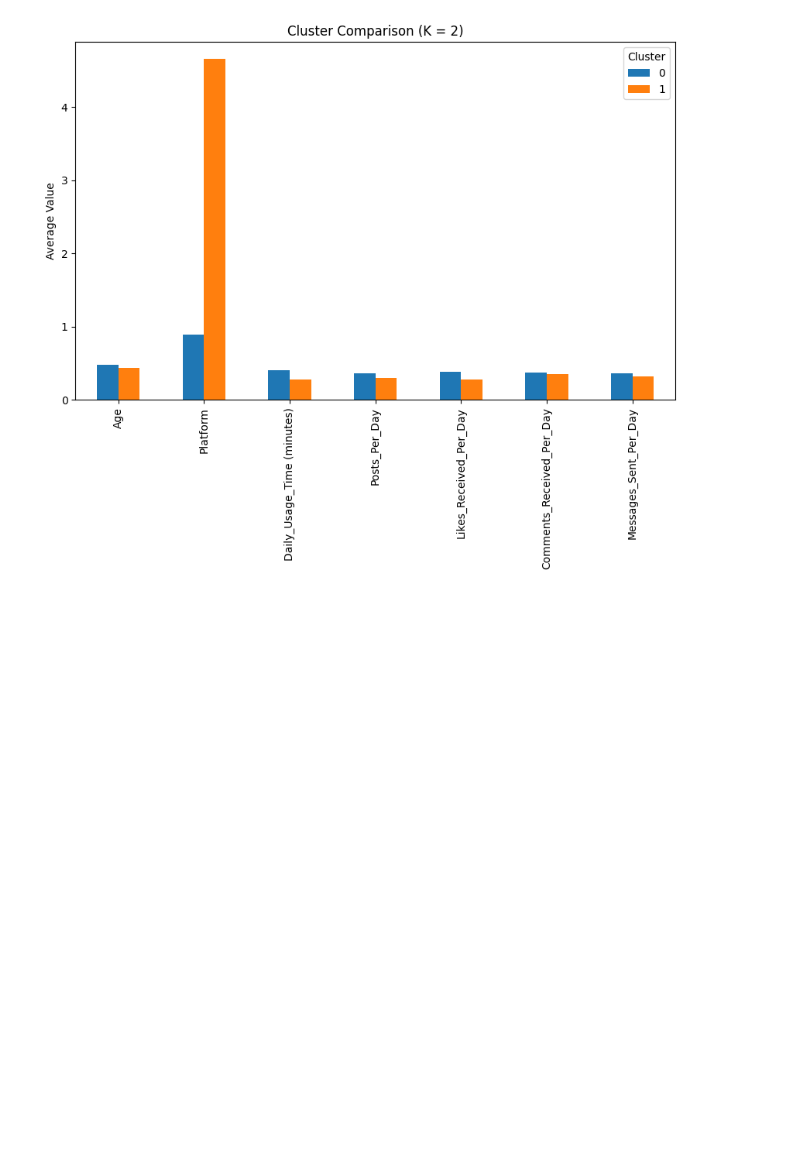
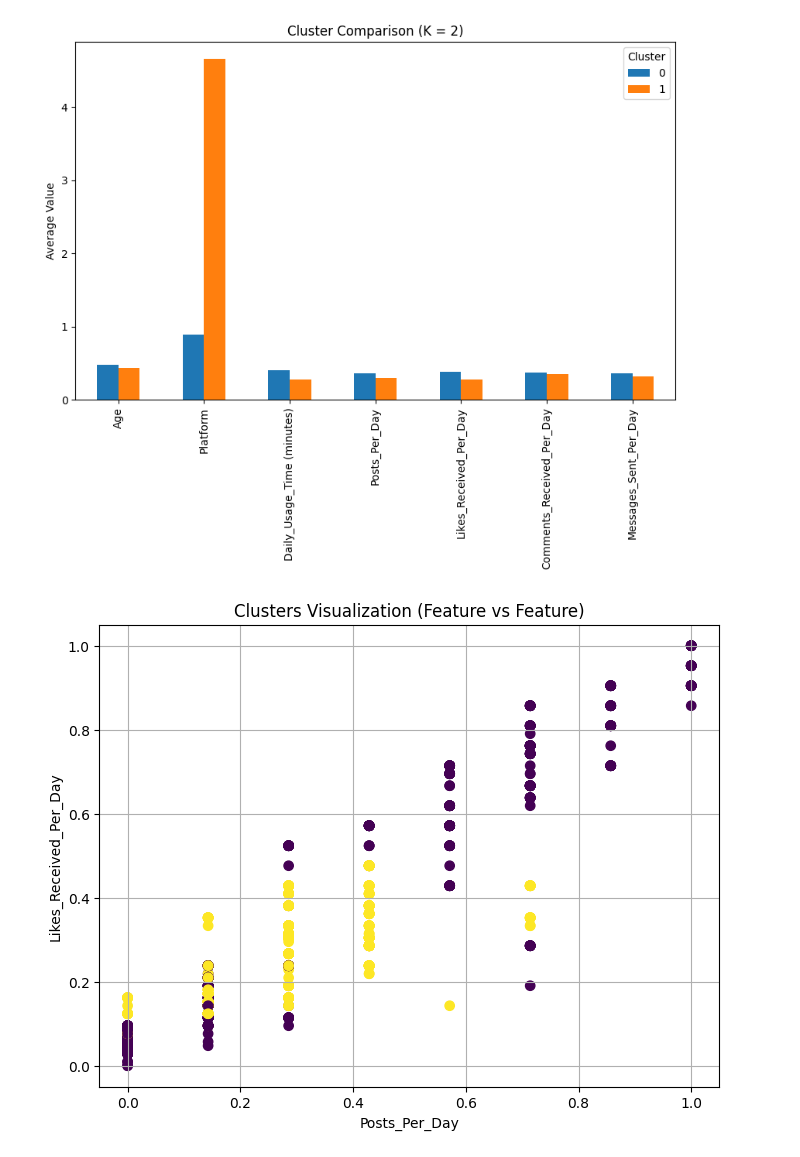
Before and after one commit to WajdAlsuhaymi/IT326-DataMining-Group2, a Jupyter notebook: Reports/Phase3.ipynb, the cells around one changed output. Drawn from its saved outputs; the diff is of its cells as text; code cells hidden in the pictures; blank space fills up the shorter version.

```diff
--- a/Reports/Phase3.ipynb
+++ b/Reports/Phase3.ipynb
@@ -838,3 +838,17 @@ plt.show()
 | Comments_Received_Per_Day | 0.023281 |
 dtype: float64
 [figure]
+# %%
+plt.figure(figsize=(8,6))
+
+plt.scatter(df_cluster['Posts_Per_Day'],
+            df_cluster['Likes_Received_Per_Day'],
+            c=labels, cmap='viridis', s=45)
+
+plt.xlabel("Posts_Per_Day")
+plt.ylabel("Likes_Received_Per_Day")
+plt.title("Clusters Visualization (Feature vs Feature)")
+plt.grid(True)
+plt.show()
+# %% [output]
+[figure, added]
```
Also changed, not shown: parts of 1 cell of this notebook.
